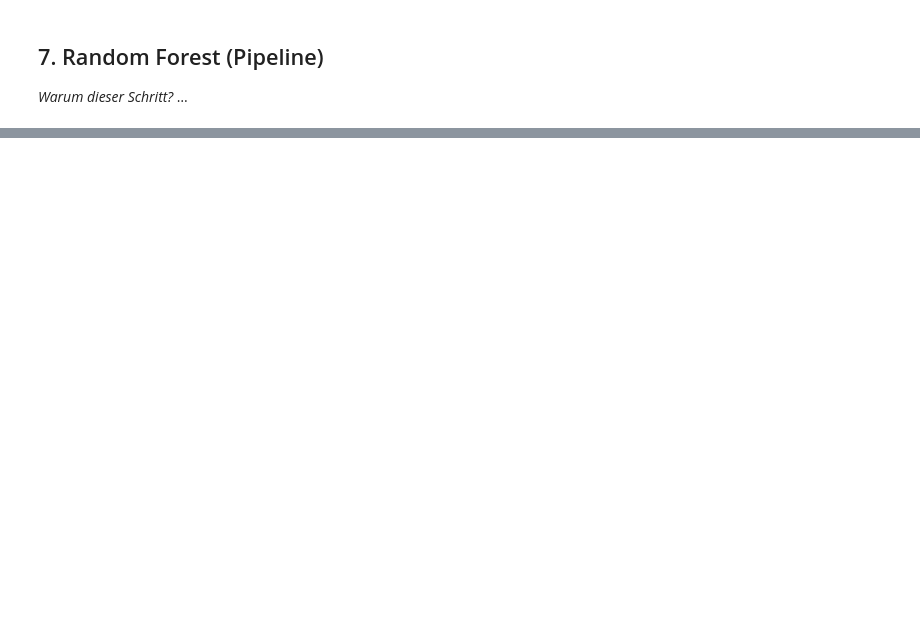
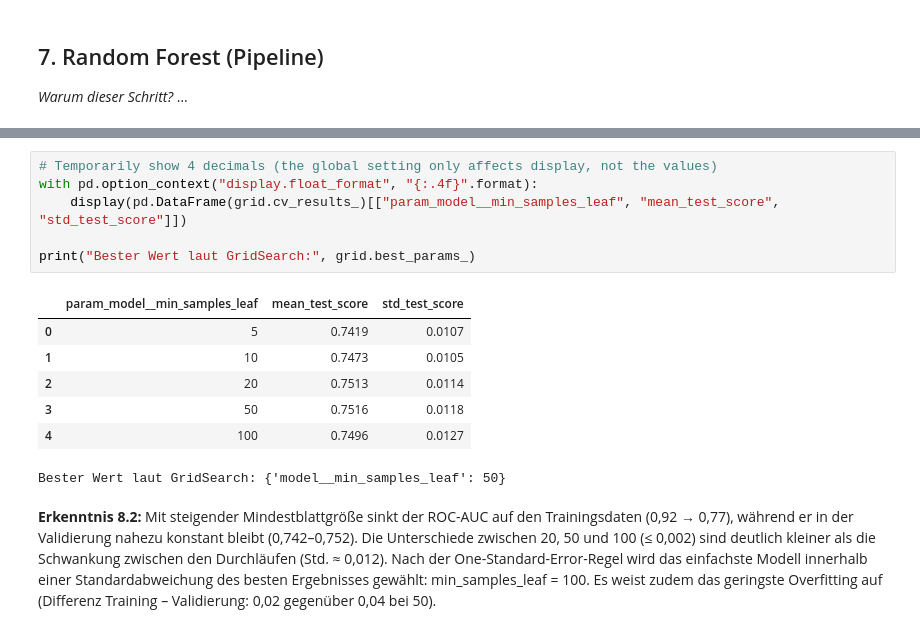
Before and after one commit to adrianmrizo/sonnenfeld-fluktuation, a Jupyter notebook: notebooks/02_modellierung.ipynb, the cells around one changed output, grey strips where cells are left out. Saved outputs shown, nothing was run; the diff lists cells and outputs as text; blank space fills up the shorter version.

```diff
--- a/notebooks/02_modellierung.ipynb
+++ b/notebooks/02_modellierung.ipynb
@@ -94,0 +315,22 @@ mit `gehalt_final`, mit binären Schwellenwerten für die logistische Regression
+# %%
+# Temporarily show 4 decimals (the global setting only affects display, not the values)
+with pd.option_context("display.float_format", "{:.4f}".format):
+    display(pd.DataFrame(grid.cv_results_)[["param_model__min_samples_leaf", "mean_test_score", "std_test_score"]])
+
+print("Bester Wert laut GridSearch:", grid.best_params_)
+# %% [output]
+|  | param_model__min_samples_leaf | mean_test_score | std_test_score |
+| 0 | 5 | 0.7419 | 0.0107 |
+| 1 | 10 | 0.7473 | 0.0105 |
+| 2 | 20 | 0.7513 | 0.0114 |
+| 3 | 50 | 0.7516 | 0.0118 |
+| 4 | 100 | 0.7496 | 0.0127 |
+Bester Wert laut GridSearch: {'model__min_samples_leaf': 50}
+# %% [markdown]
+**Erkenntnis 8.2:** Mit steigender Mindestblattgröße sinkt der ROC-AUC auf den Trainingsdaten
+(0,92 → 0,77), während er in der Validierung nahezu konstant bleibt (0,742–0,752).
+Die Unterschiede zwischen 20, 50 und 100 (≤ 0,002) sind deutlich kleiner als die Schwankung
+zwischen den Durchläufen (Std. ≈ 0,012). Nach der One-Standard-Error-Regel wird das einfachste
+Modell innerhalb einer Standardabweichung des besten Ergebnisses gewählt:
+min_samples_leaf = 100. Es weist zudem das geringste Overfitting auf (Differenz Training –
+Validierung: 0,02 gegenüber 0,04 bei 50).
```
Also changed, not shown: parts of 31 cells of this notebook.
